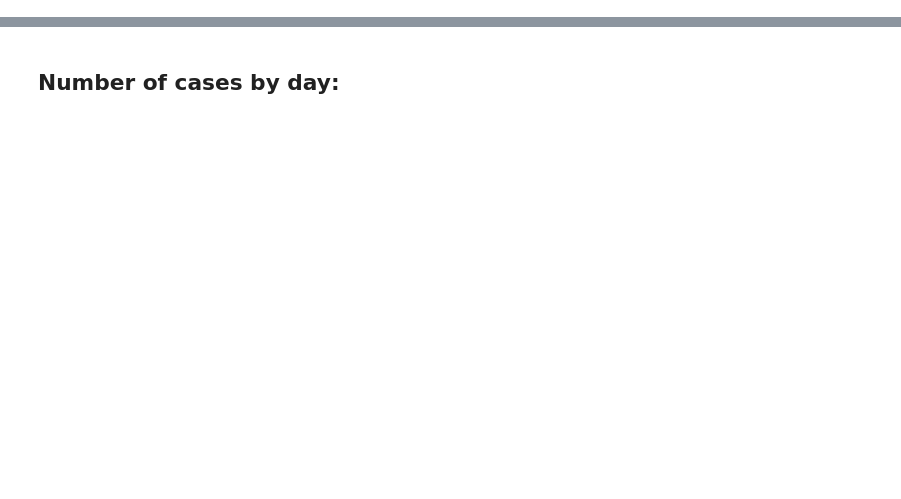
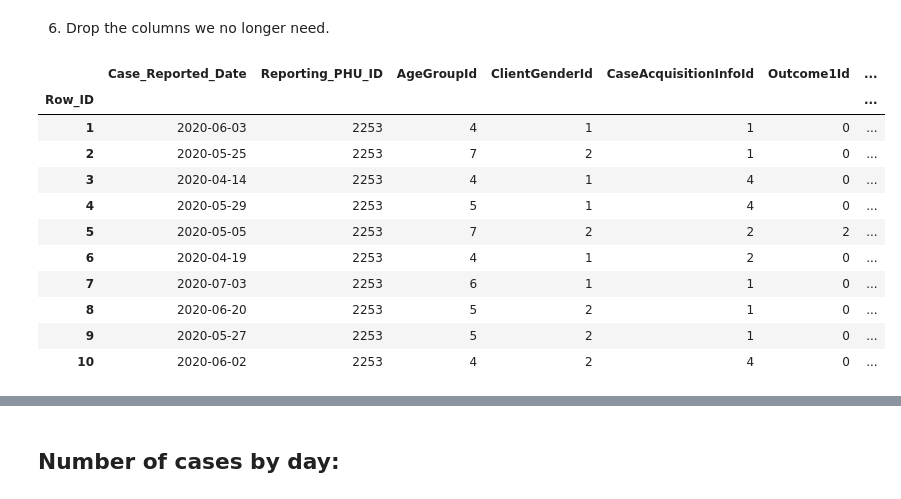
Before and after one commit to rkaunismaa/Covid19, a Jupyter notebook: conposcovidloc.ipynb, the cells around one changed output, grey strips where cells are left out. Cells and saved outputs as stored; diff of their text form; code cells hidden in the pictures; blank space fills up the shorter version.

```diff
--- a/conposcovidloc.ipynb
+++ b/conposcovidloc.ipynb
@@ -52,0 +199,18 @@ conposcovidloc.Outbreak_Related.unique()
+# %% [markdown]
+6) Drop the columns we no longer need.
+# %%
+caseDf.drop(['Accurate_Episode_Date', 'Test_Reported_Date', 'Specimen_Date', 'Age_Group','Client_Gender','Case_AcquisitionInfo','Outcome1','Outbreak_Related'], axis = 1, inplace=True)
+caseDf.head(10)
+# %% [output]
+|  | Case_Reported_Date | Reporting_PHU_ID | AgeGroupId | ClientGenderId | CaseAcquisitionInfoId | Outcome1Id | ... |
+| Row_ID |  |  |  |  |  |  | ... |
+| 1 | 2020-06-03 | 2253 | 4 | 1 | 1 | 0 | ... |
+| 2 | 2020-05-25 | 2253 | 7 | 2 | 1 | 0 | ... |
+| 3 | 2020-04-14 | 2253 | 4 | 1 | 4 | 0 | ... |
+| 4 | 2020-05-29 | 2253 | 5 | 1 | 4 | 0 | ... |
+| 5 | 2020-05-05 | 2253 | 7 | 2 | 2 | 2 | ... |
+| 6 | 2020-04-19 | 2253 | 4 | 1 | 2 | 0 | ... |
+| 7 | 2020-07-03 | 2253 | 6 | 1 | 1 | 0 | ... |
+| 8 | 2020-06-20 | 2253 | 5 | 2 | 1 | 0 | ... |
+| 9 | 2020-05-27 | 2253 | 5 | 2 | 1 | 0 | ... |
+| 10 | 2020-06-02 | 2253 | 4 | 2 | 4 | 0 | ... |
```
Also changed, not shown: parts of 33 cells of this notebook, 4 other files.
